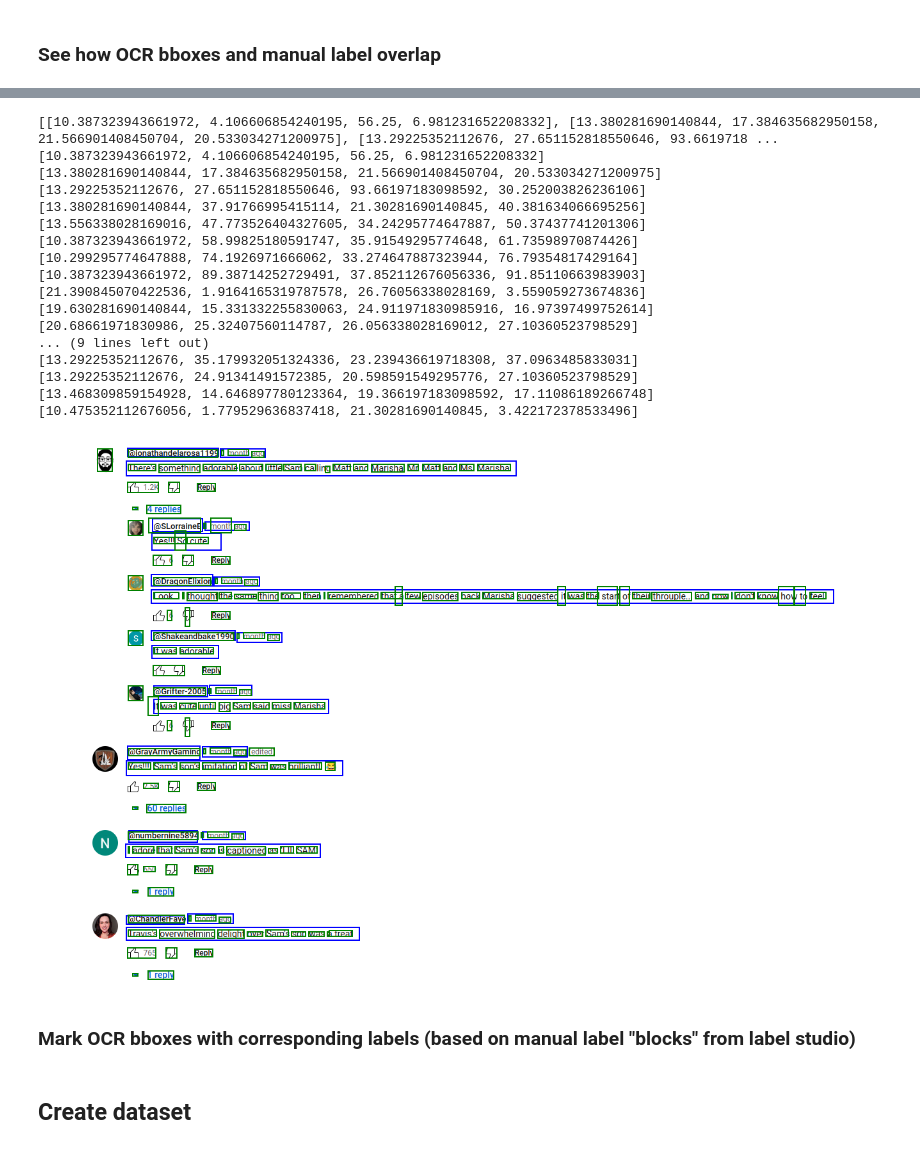
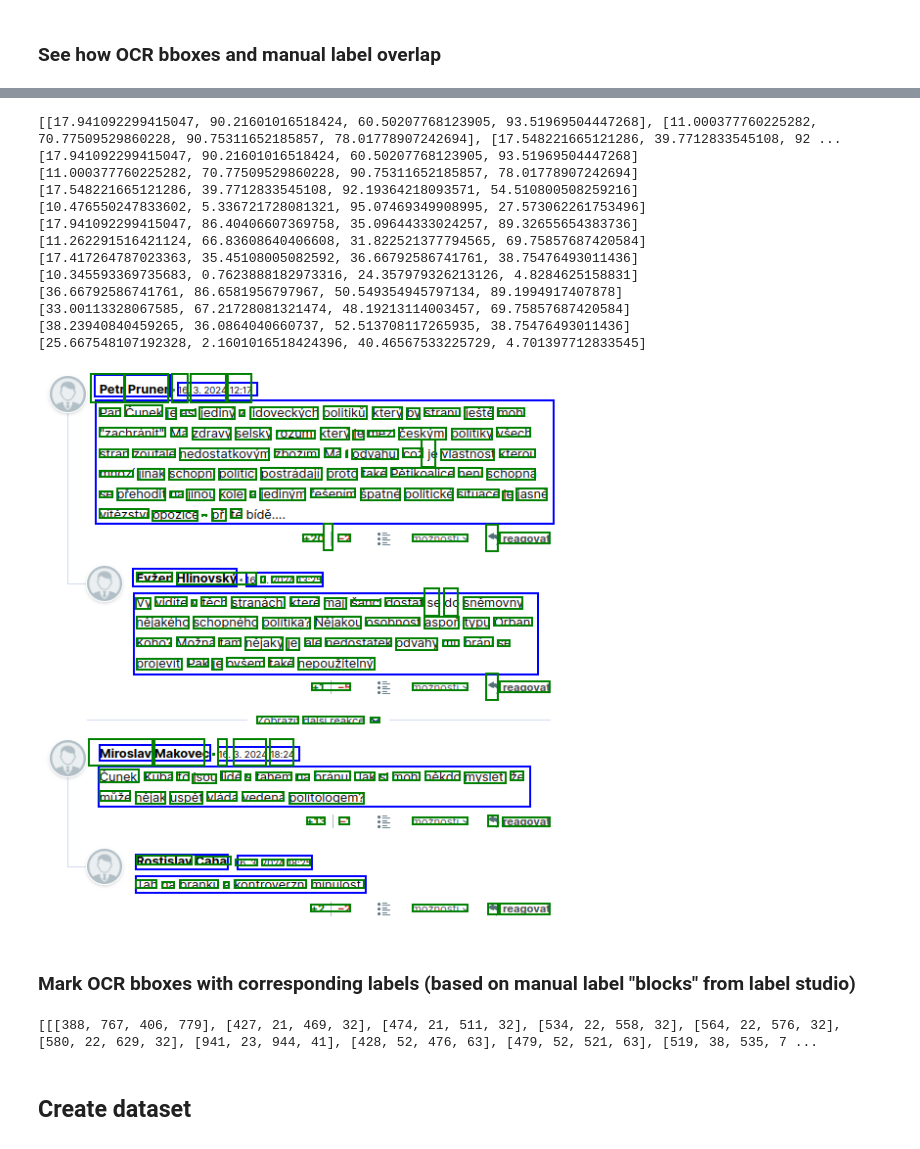
Before and after one commit to ceskyDJ/knn-project, a Jupyter notebook: src/fine_tune_v2_few_shot.ipynb, the cells around one changed output, grey strips where cells are left out. Cells and saved outputs as stored; diff of their text form; code cells hidden in the pictures.

```diff
--- a/src/fine_tune_v2_few_shot.ipynb
+++ b/src/fine_tune_v2_few_shot.ipynb
@@ -10,7 +11,8 @@ import torch
 # %% [markdown]
 ## General exploration of the data structures and various functions from huggingface
 # %%
-img_path = Path("../datasets/custom_youtube/white_bg/export/2024-03-13-20-58/images/613b5c04-yt_big_1.png")
+# img_path = Path("../datasets/custom_youtube/white_bg/export/2024-03-13-20-58/images/613b5c04-yt_big_1.png")
+img_path = Path("../datasets/custom_youtube/white_bg/export2/2024-04-10-17-08/images/31d31832-lidovky_1.png")
 image = Image.open(
         img_path
 ).convert("RGB")
@@ -101,8 +103,12 @@ image
 # %% [markdown]
 ### Dataset paths
 # %%
-COCO_PATH = Path("../datasets/custom_youtube/white_bg/export/2024-03-13-20-58") # using just for images, since their names are "mangled" by lable studio
-ANNOT_PATH = Path("../datasets/custom_youtube/white_bg/export/min-project-4-at-2024-03-13-19-53-af410d9e.json") # these are the actual annotations
+# Original yt dataset
+# COCO_PATH = Path("../datasets/custom_youtube/white_bg/export/2024-03-13-20-58") # using just for images, since their names are "mangled" by lable studio
+# ANNOT_PATH = Path("../datasets/custom_youtube/white_bg/export/min-project-4-at-2024-03-13-19-53-af410d9e.json") # these are the actual annotations
+
+COCO_PATH = Path("../datasets/custom_youtube/white_bg/export2/2024-04-10-17-08") # using just for images, since their names are "mangled" by lable studio
+ANNOT_PATH = Path("../datasets/custom_youtube/white_bg/export2/min-project-4-at-2024-04-10-17-08-7e62dd88.json") # these are the actual annotations
 # %%
 # NOTE: can't get coco export from label studio to work
 # Don't need to run this
@@ -208,39 +318,35 @@ def calculate_iou(box1, box2):
 # %%
-img = Image.open(COCO_PATH / "images" / annots[8]["image"]).convert("RGB")
+img = Image.open(COCO_PATH / "images" / annots[19]["image"]).convert("RGB")
 
 
-boxes = list(map(lambda b: b["box"], annots[8]["bbox"]))
+boxes = list(map(lambda b: b["box"], annots[19]["bbox"]))
 print(list(boxes))
 
 draw_boxes(img, boxes, False)
 
 draw = ImageDraw.Draw(img)
 
 for box in encoding.boxes[0]:
   # actual_label = iob_to_label(id2label[label]).lower()
   box = unnormalize_box(box, width, height)
   draw.rectangle(box, outline="green", width=2)
 
 img
 # %% [output]
-[[10.387323943661972, 4.106606854240195, 56.25, 6.981231652208332], [13.380281690140844, 17.384635682950158, 21.566901408450704, 20.533034271200975], [13.29225352112676, 27.651152818550646, 93.6619718 ...
-[10.387323943661972, 4.106606854240195, 56.25, 6.981231652208332]
-[13.380281690140844, 17.384635682950158, 21.566901408450704, 20.533034271200975]
-[13.29225352112676, 27.651152818550646, 93.66197183098592, 30.252003826236106]
-[13.380281690140844, 37.91766995415114, 21.30281690140845, 40.381634066695256]
-[13.556338028169016, 47.773526404327605, 34.24295774647887, 50.37437741201306]
-[10.387323943661972, 58.99825180591747, 35.91549295774648, 61.73598970874426]
-[10.299295774647888, 74.1926971666062, 33.274647887323944, 76.79354817429164]
-[10.387323943661972, 89.38714252729491, 37.852112676056336, 91.85110663983903]
-[21.390845070422536, 1.9164165319787578, 26.76056338028169, 3.559059273674836]
-[19.630281690140844, 15.331332255830063, 24.911971830985916, 16.97397499752614]
-[20.68661971830986, 25.32407560114787, 26.056338028169012, 27.10360523798529]
-... (9 lines left out)
-[13.29225352112676, 35.179932051324336, 23.239436619718308, 37.0963485833031]
-[13.29225352112676, 24.91341491572385, 20.598591549295776, 27.10360523798529]
-[13.468309859154928, 14.646897780123364, 19.366197183098592, 17.11086189266748]
-[10.475352112676056, 1.779529636837418, 21.30281690140845, 3.422172378533496]
+[[17.941092299415047, 90.21601016518424, 60.50207768123905, 93.51969504447268], [11.000377760225282, 70.77509529860228, 90.75311652185857, 78.01778907242694], [17.548221665121286, 39.7712833545108, 92 ...
+[17.941092299415047, 90.21601016518424, 60.50207768123905, 93.51969504447268]
+[11.000377760225282, 70.77509529860228, 90.75311652185857, 78.01778907242694]
+[17.548221665121286, 39.7712833545108, 92.19364218093571, 54.510800508259216]
+[10.476550247833602, 5.336721728081321, 95.07469349908995, 27.573062261753496]
+[17.941092299415047, 86.40406607369758, 35.09644333024257, 89.32655654383736]
+[11.262291516421124, 66.83608640406608, 31.822521377794565, 69.75857687420584]
+[17.417264787023363, 35.45108005082592, 36.66792586741761, 38.75476493011436]
+[10.345593369735683, 0.7623888182973316, 24.357979326213126, 4.8284625158831]
+[36.66792586741761, 86.6581956797967, 50.549354945797134, 89.1994917407878]
+[33.00113328067585, 67.21728081321474, 48.19213114003457, 69.75857687420584]
+[38.23940840459265, 36.0864040660737, 52.513708117265935, 38.75476493011436]
+[25.667548107192328, 2.1601016518424396, 40.46567533225729, 4.701397712833545]
-[figure, old version]
+[figure, new version]
 # %% [markdown]
 ### Mark OCR bboxes with corresponding labels (based on manual label "blocks" from label studio)
 # %%
@@ -274,3 +406,26 @@ def classify_bboxes(img: Image, encoding, anot):
+# %%
+def visualize_classified_boxes():
+  img = Image.open(COCO_PATH / "images" / annots[18]["image"]).convert("RGB")
+  anot = annots[18]
+
+
+  width, height = img.size
+
+  encoding = processor(img, return_tensors="pt")
+  print(encoding.boxes)
+
+  labels = classify_bboxes(img, encoding, anot)
+
+  labels = [id2cls_dict[l] for l in labels]
+
+  boxes = [unnormalize_box(box, width, height) for box in encoding.boxes[0]]
+
+
+  draw_classified_boxes(img, labels, boxes)
+
+visualize_classified_boxes()
+# %% [output]
+[[[388, 767, 406, 779], [427, 21, 469, 32], [474, 21, 511, 32], [534, 22, 558, 32], [564, 22, 576, 32], [580, 22, 629, 32], [941, 23, 944, 41], [428, 52, 476, 63], [479, 52, 521, 63], [519, 38, 535, 7 ...
 # %%
 draw = ImageDraw.Draw(img)
 
```
Also changed, not shown: parts of 31 cells of this notebook.
